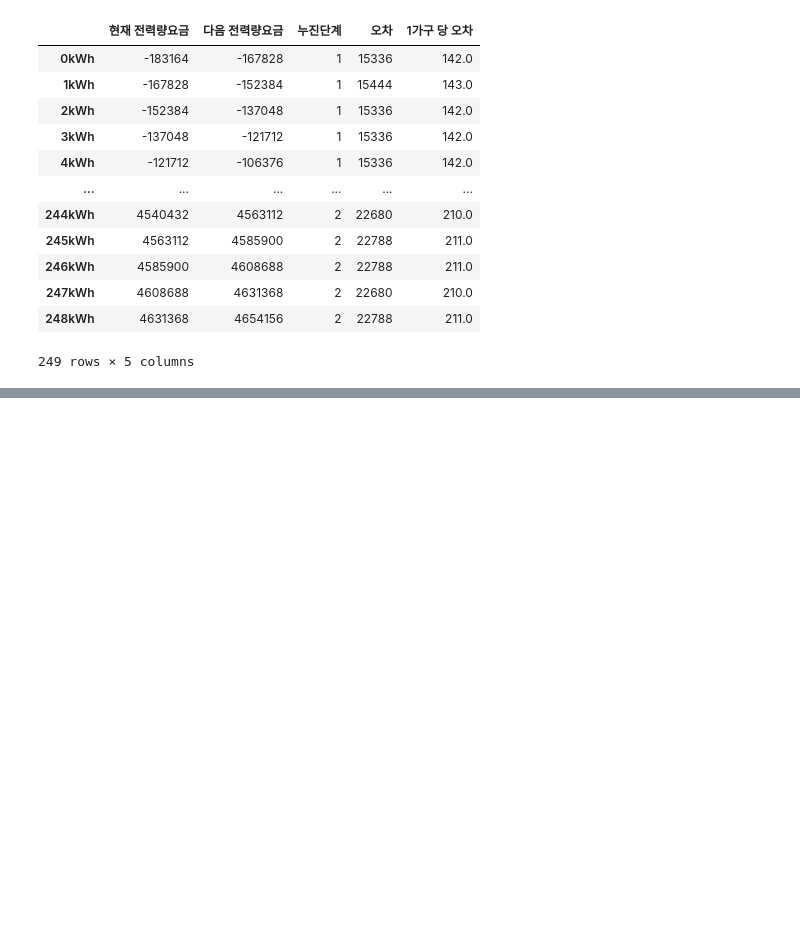
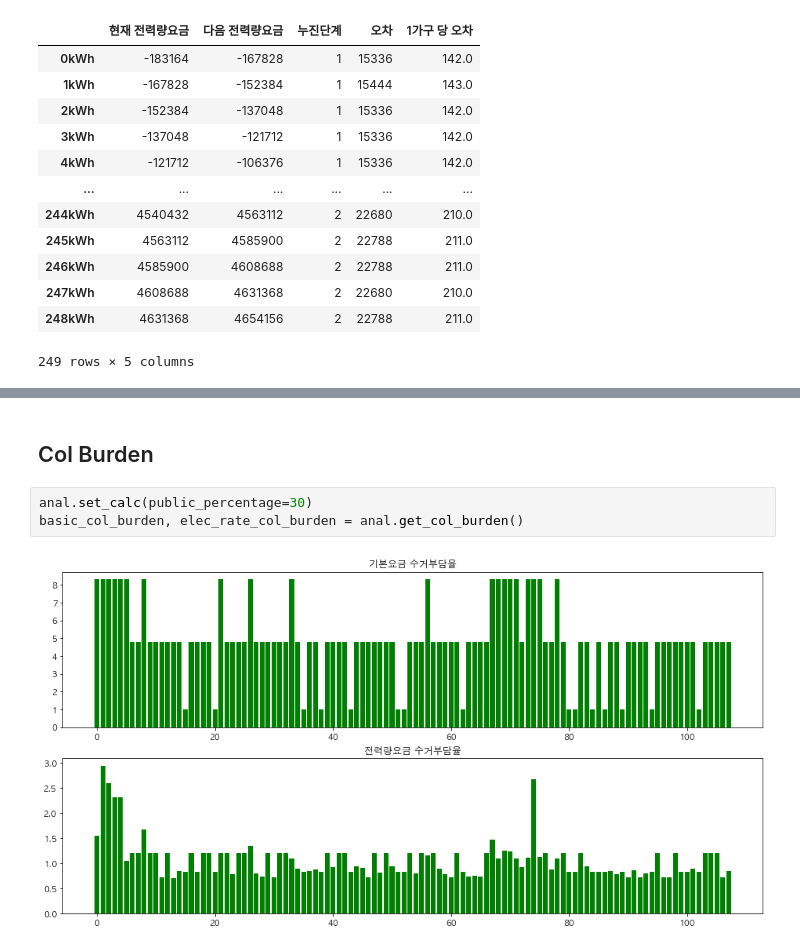
Before and after one commit to formegusto/what-is-public-fee, a Jupyter notebook: pt1.공용부의 전기요금 구성요소 Modularization.ipynb, the cells around one changed output, grey strips where cells are left out. Drawn from its saved outputs; the diff is of its cells as text; blank space fills up the shorter version.

Commit message:
col burden list

```diff
--- a/pt1.공용부의 전기요금 구성요소 Modularization.ipynb
+++ b/pt1.공용부의 전기요금 구성요소 Modularization.ipynb
@@ -150,0 +151,7 @@ result.groupby(['누진단계', '1가구 당 오차']).mean()
+# %% [markdown]
+## Col Burden
+# %%
+anal.set_calc(public_percentage=30)
+basic_col_burden, elec_rate_col_burden = anal.get_col_burden()
+# %% [output]
+[figure, added]
```
Also changed, not shown: parts of 10 cells of this notebook, 3 other files.
